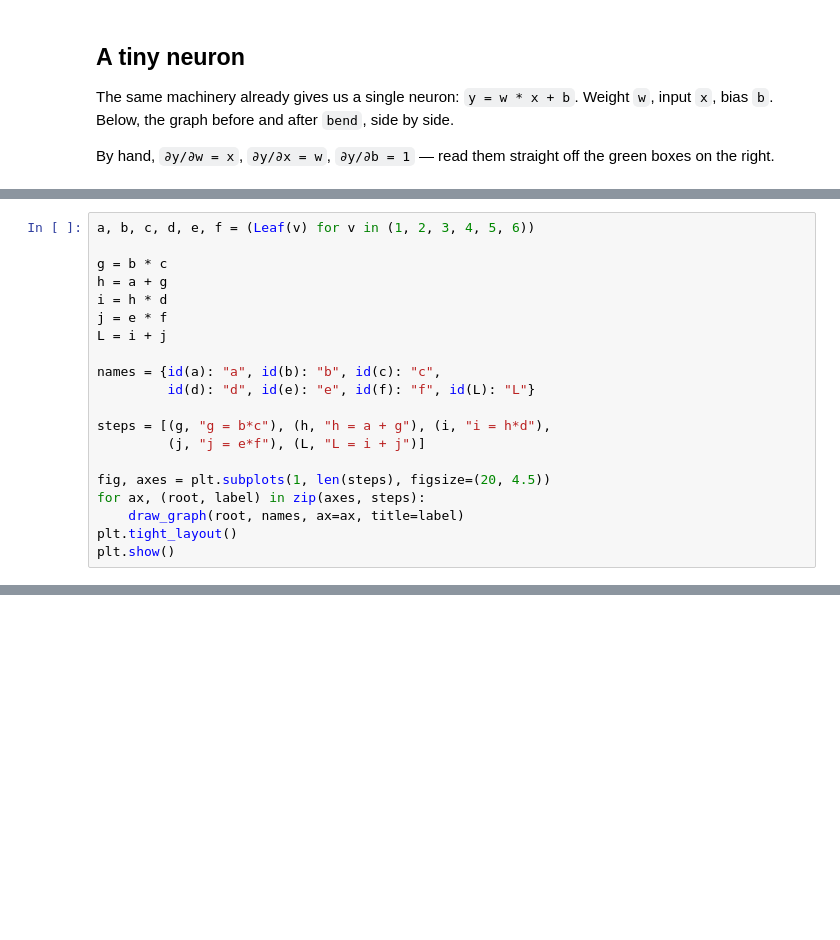
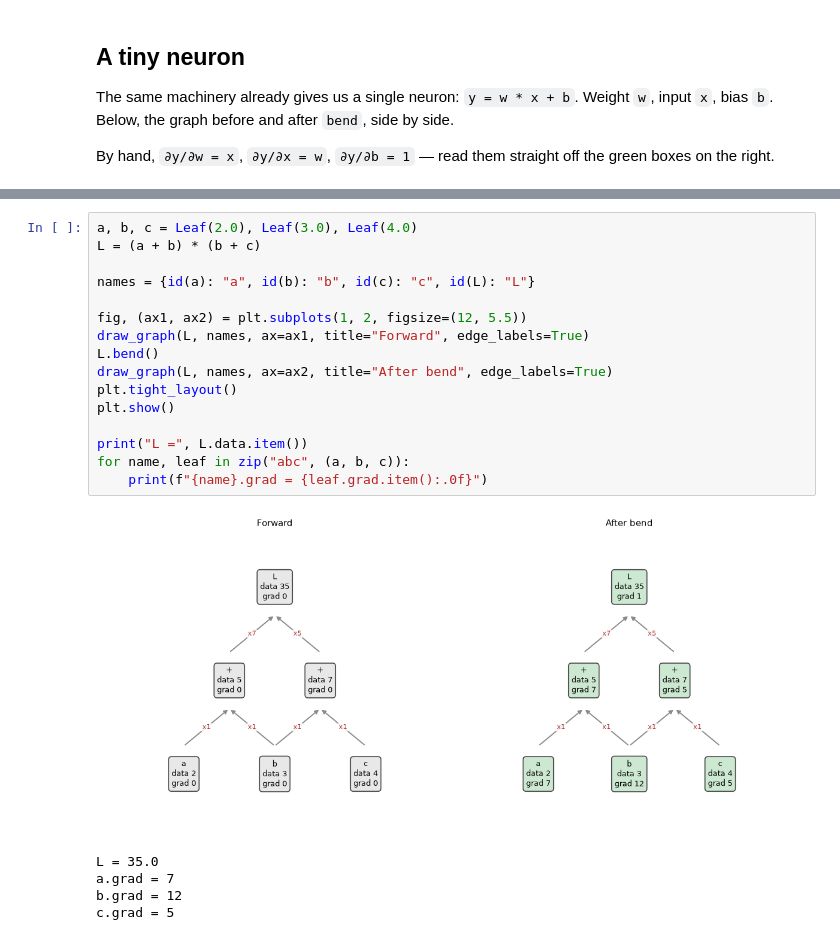
Before and after one commit to menicacci/bonsaigrad, a Jupyter notebook: notebooks/01_leaf.ipynb, the cells around one changed output, grey strips where cells are left out. Saved outputs shown, nothing was run; the diff lists cells and outputs as text; blank space fills up the shorter version.

Commit message:
Simplify `Leaf` notebook: keep staged sum, neuron, and detailed `(a+b)*(b+c)`

```diff
--- a/notebooks/01_leaf.ipynb
+++ b/notebooks/01_leaf.ipynb
@@ -175,20 +187,0 @@ L = i + j        # step 5
-# %%
-a, b, c, d, e, f = (Leaf(v) for v in (1, 2, 3, 4, 5, 6))
-
-g = b * c
-h = a + g
-i = h * d
-j = e * f
-L = i + j
-
-names = {id(a): "a", id(b): "b", id(c): "c",
-         id(d): "d", id(e): "e", id(f): "f", id(L): "L"}
-
-steps = [(g, "g = b*c"), (h, "h = a + g"), (i, "i = h*d"),
-         (j, "j = e*f"), (L, "L = i + j")]
-
-fig, axes = plt.subplots(1, len(steps), figsize=(20, 4.5))
-for ax, (root, label) in zip(axes, steps):
-    draw_graph(root, names, ax=ax, title=label)
-plt.tight_layout()
-plt.show()
@@ -237,0 +194,22 @@ That is the whole autograd engine.
+# %%
+a, b, c = Leaf(2.0), Leaf(3.0), Leaf(4.0)
+L = (a + b) * (b + c)
+
+names = {id(a): "a", id(b): "b", id(c): "c", id(L): "L"}
+
+fig, (ax1, ax2) = plt.subplots(1, 2, figsize=(12, 5.5))
+draw_graph(L, names, ax=ax1, title="Forward", edge_labels=True)
+L.bend()
+draw_graph(L, names, ax=ax2, title="After bend", edge_labels=True)
+plt.tight_layout()
+plt.show()
+
+print("L =", L.data.item())
+for name, leaf in zip("abc", (a, b, c)):
+    print(f"{name}.grad = {leaf.grad.item():.0f}")
+# %% [output]
+[figure, added]
+L = 35.0
+a.grad = 7
+b.grad = 12
+c.grad = 5
```
Also changed, not shown: parts of 12 cells of this notebook.
